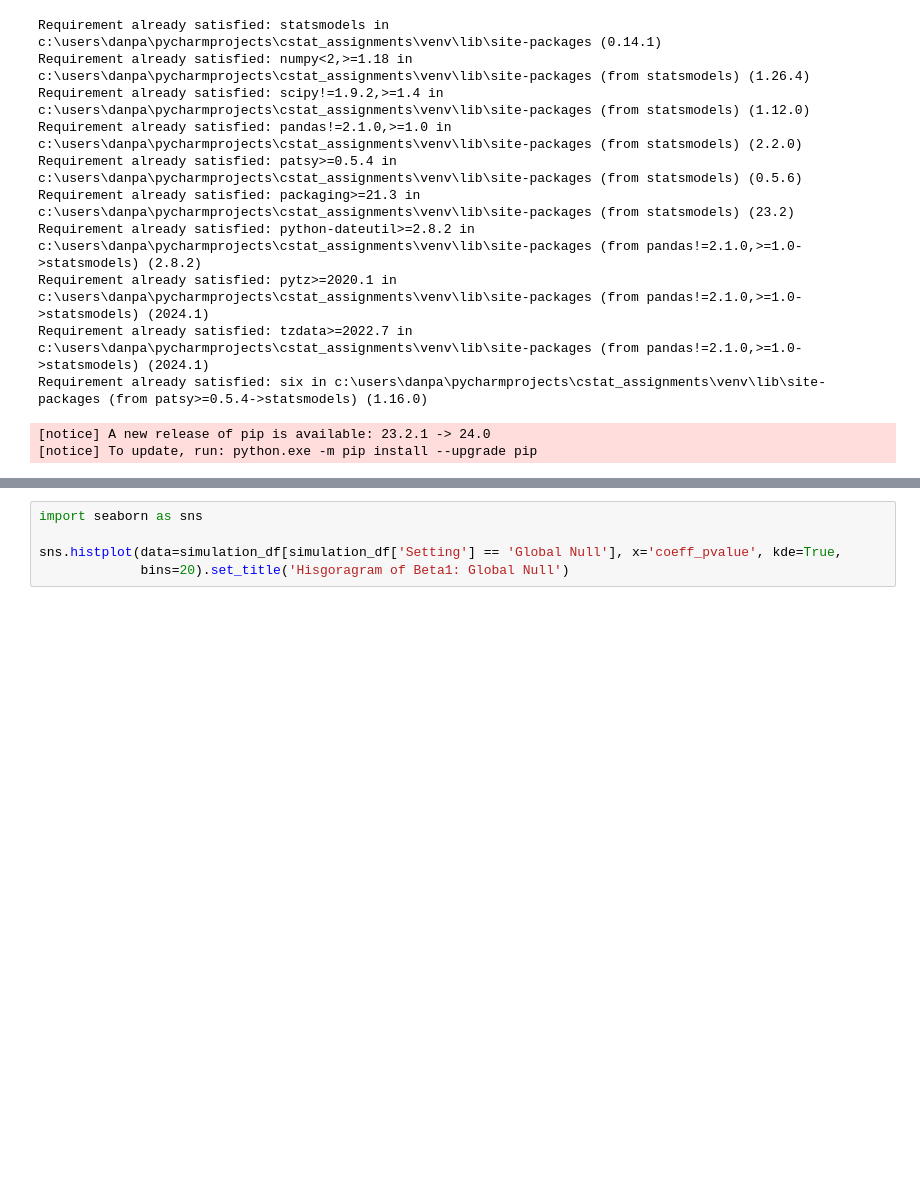
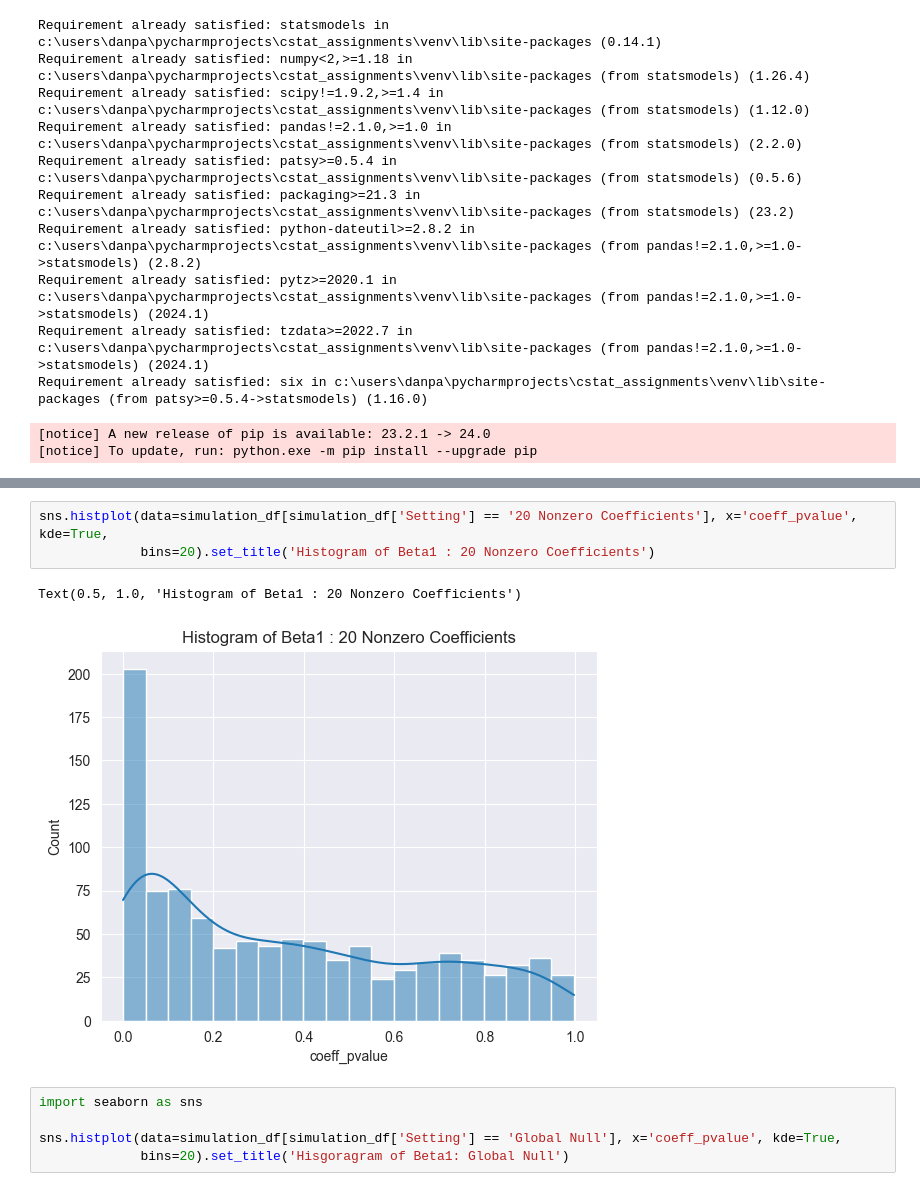
Before and after one commit to Abra-web/CStat_assignments, a Jupyter notebook: assignment_2/Simulation.ipynb, the cells around one changed output, grey strips where cells are left out. Cells and saved outputs as stored; diff of their text form; blank space fills up the shorter version.

```diff
--- a/assignment_2/Simulation.ipynb
+++ b/assignment_2/Simulation.ipynb
@@ -129,3 +137,9 @@ simulation_df = pd.DataFrame(columns=['SimIdx', 'Setting', 'n', 'p', 'coeff_pval
+# %%
+sns.histplot(data=simulation_df[simulation_df['Setting'] == '20 Nonzero Coefficients'], x='coeff_pvalue', kde=True,
+             bins=20).set_title('Histogram of Beta1 : 20 Nonzero Coefficients')
+# %% [output]
+Text(0.5, 1.0, 'Histogram of Beta1 : 20 Nonzero Coefficients')
+[figure, added]
 # %%
 import seaborn as sns
 
```
Also changed, not shown: parts of 10 cells of this notebook.
